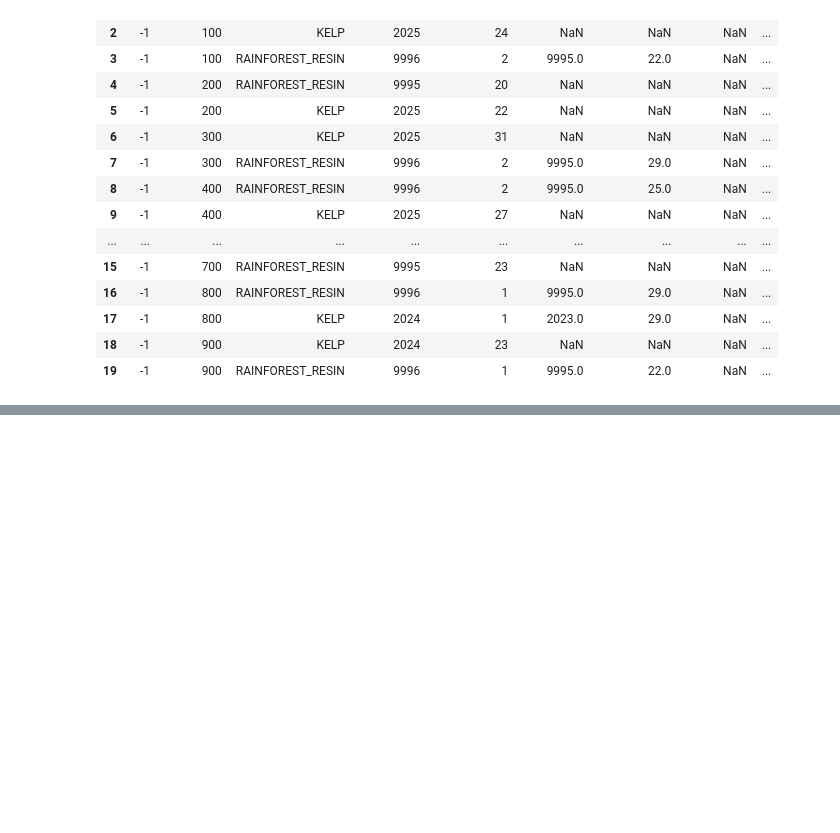
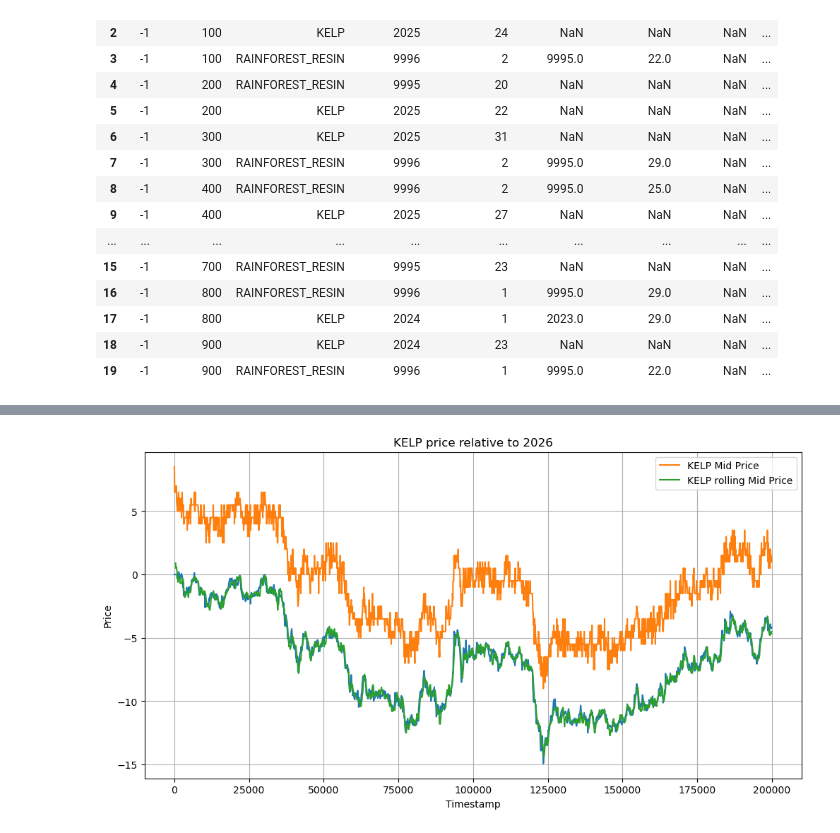
Before and after one commit to UlrichVestuche/IMC-Prosperity-3, a Jupyter notebook: Tutorial Gleb/data_ga.ipynb, the cells around one changed output, grey strips where cells are left out. Saved outputs shown, nothing was run; the diff lists cells and outputs as text; code cells hidden in the pictures; blank space fills up the shorter version.

```diff
--- a/Tutorial Gleb/data_ga.ipynb
+++ b/Tutorial Gleb/data_ga.ipynb
@@ -52,0 +53,6 @@ print(tabulate(df, headers='keys'))
+# %%
+from tabulate import tabulate
+
+df_check = pd.read_csv('Kelp_price_ga.csv', delimiter=';')
+
+print(tabulate(df_check, headers='keys'))
@@ -52,0 +77,21 @@ print(tabulate(df, headers='keys'))
+# %%
+import matplotlib.pyplot as plt
+
+df_kelp = df_check[df_check['product'] == 'KELP']
+df_kelp_mid = [(x - 2020) for x in df_kelp['mid_price']]
+df_kelp_rolling_mid = [(x - 2026) for x in df_kelp['mid_price'].rolling(window=5).mean()]
+
+# Plot KELP price relative to 2026
+
+plt.figure(figsize=(12, 6))
+plt.plot(df_kelp['timestamp'], df_kelp['profit_and_loss'])
+plt.plot(df_kelp['timestamp'], df_kelp_mid, label='KELP Mid Price')
+plt.plot(df_kelp['timestamp'], df_kelp_rolling_mid, label='KELP rolling Mid Price')
+plt.xlabel('Timestamp')
+plt.ylabel('Price')
+plt.title('KELP price relative to 2026')
+plt.legend()
+plt.grid(True)
+plt.show()
+# %% [output]
+[figure, added]
```
Also changed, not shown: parts of 8 cells of this notebook, 7 other files.
